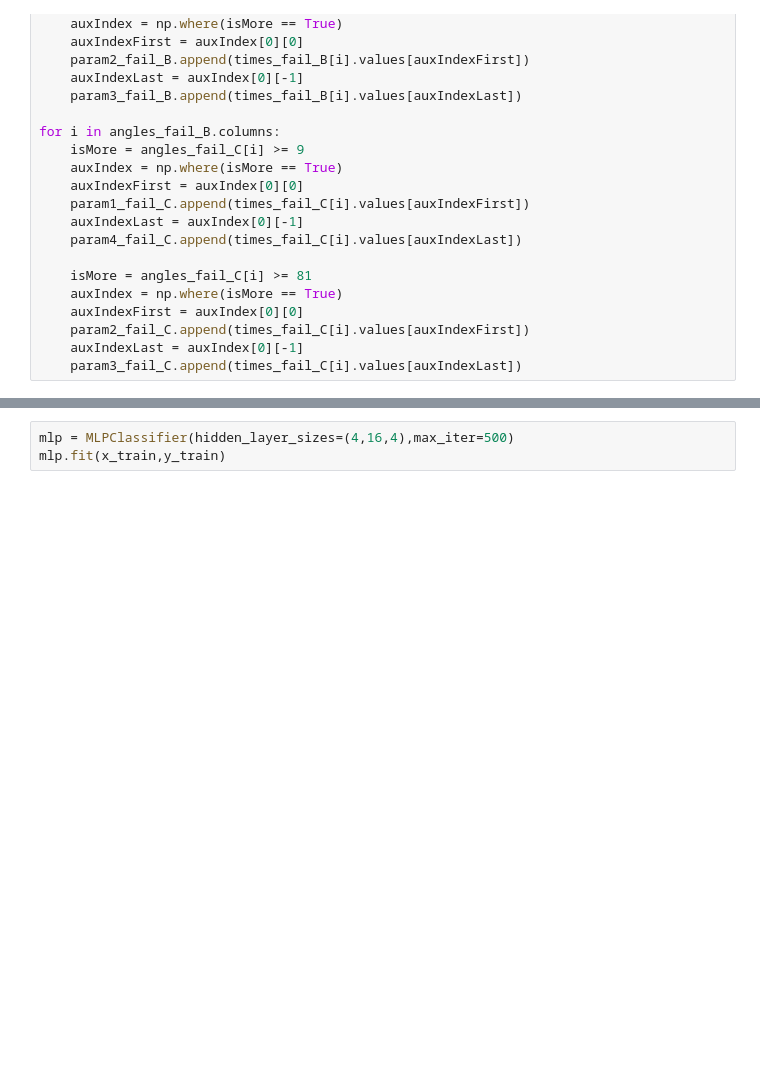
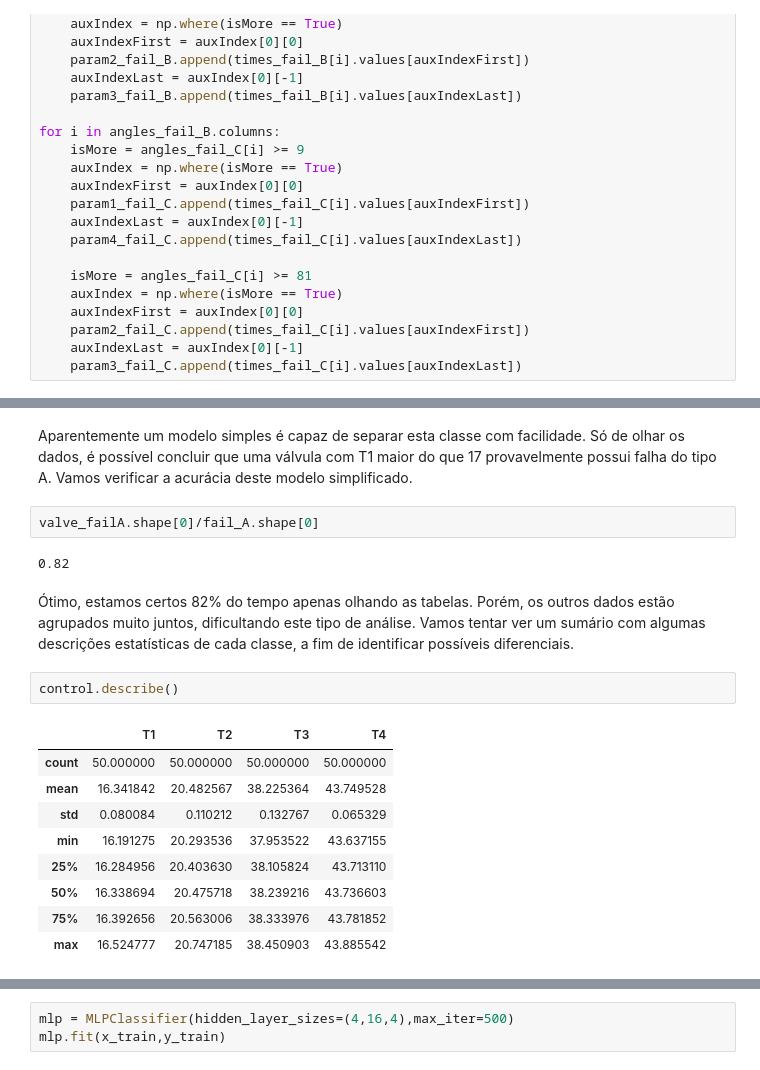
Before and after one commit to henriquemendes96/CAP394_DataScience, a Jupyter notebook: class_valve.ipynb, the cells around one changed output, grey strips where cells are left out. Saved outputs shown, nothing was run; the diff lists cells and outputs as text; blank space fills up the shorter version.

```diff
--- a/class_valve.ipynb
+++ b/class_valve.ipynb
@@ -313,0 +319,20 @@ characteristics.head()
+# %% [markdown]
+Aparentemente um modelo simples é capaz de separar esta classe com facilidade. Só de olhar os dados, é possível concluir que uma válvula com T1 maior do que 17 provavelmente possui falha do tipo A. Vamos verificar a acurácia deste modelo simplificado.
+# %%
+valve_failA.shape[0]/fail_A.shape[0]
+# %% [output]
+0.82
+# %% [markdown]
+Ótimo, estamos certos 82% do tempo apenas olhando as tabelas. Porém, os outros dados estão agrupados muito juntos, dificultando este tipo de análise. Vamos tentar ver um sumário com algumas descrições estatísticas de cada classe, a fim de identificar possíveis diferenciais.
+# %%
+control.describe()
+# %% [output]
+|  | T1 | T2 | T3 | T4 |
+| count | 50.000000 | 50.000000 | 50.000000 | 50.000000 |
+| mean | 16.341842 | 20.482567 | 38.225364 | 43.749528 |
+| std | 0.080084 | 0.110212 | 0.132767 | 0.065329 |
+| min | 16.191275 | 20.293536 | 37.953522 | 43.637155 |
+| 25% | 16.284956 | 20.403630 | 38.105824 | 43.713110 |
+| 50% | 16.338694 | 20.475718 | 38.239216 | 43.736603 |
+| 75% | 16.392656 | 20.563006 | 38.333976 | 43.781852 |
+| max | 16.524777 | 20.747185 | 38.450903 | 43.885542 |
```
Also changed, not shown: parts of 31 cells of this notebook.
